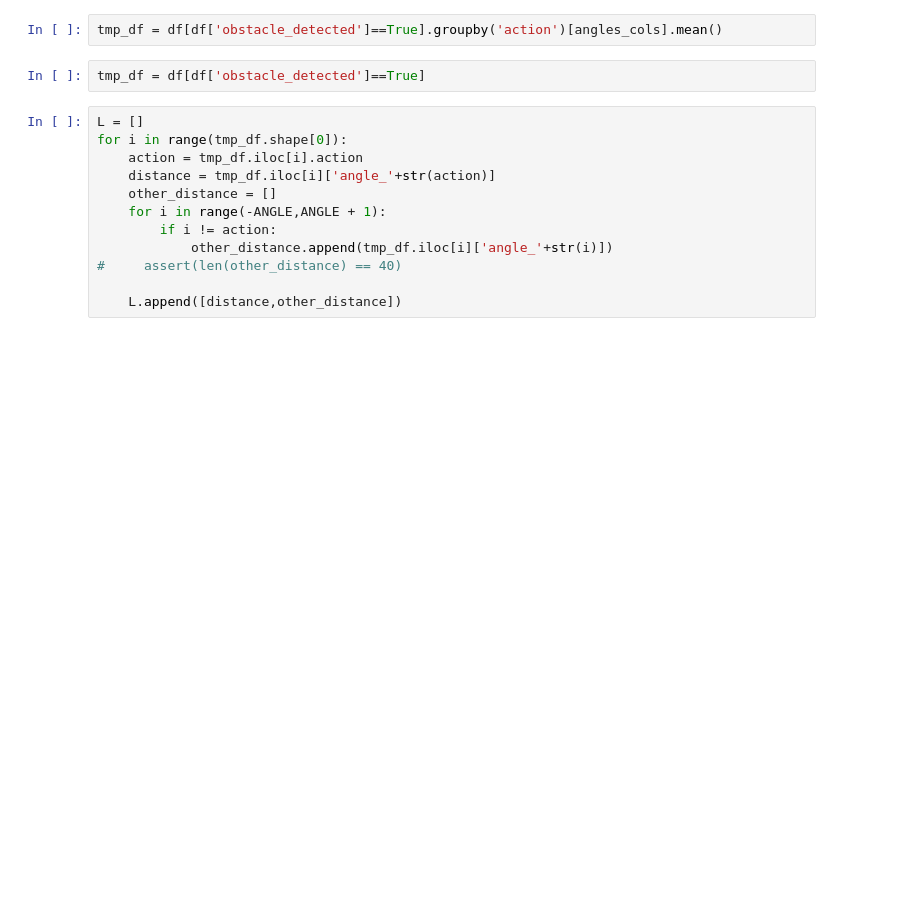
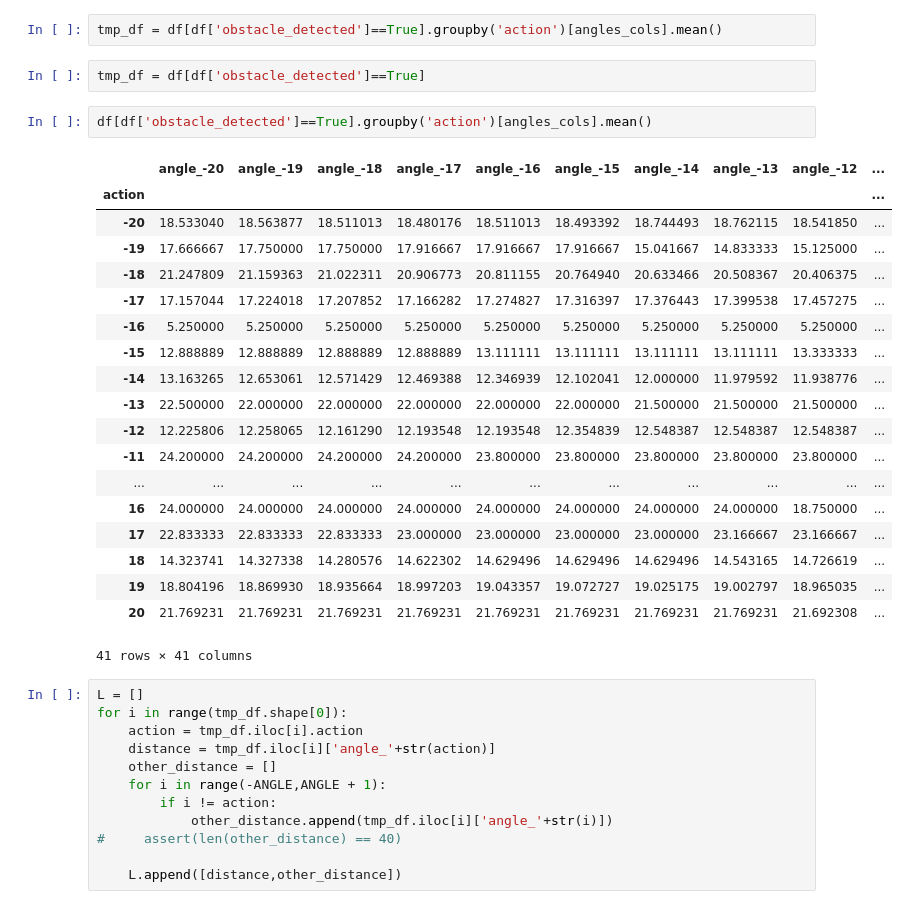
Before and after one commit to iknow1988/MAMIF, a Jupyter notebook: bat_simulation_clean_up/notebooks/Eval.ipynb, the cells around one changed output. Drawn from its saved outputs; the diff is of its cells as text; blank space fills up the shorter version.

```diff
--- a/bat_simulation_clean_up/notebooks/Eval.ipynb
+++ b/bat_simulation_clean_up/notebooks/Eval.ipynb
@@ -44,6 +45,28 @@ df.groupby('obstacle_detected').count()
 tmp_df = df[df['obstacle_detected']==True].groupby('action')[angles_cols].mean()
 # %%
 tmp_df = df[df['obstacle_detected']==True]
+# %%
+df[df['obstacle_detected']==True].groupby('action')[angles_cols].mean()
+# %% [output]
+|  | angle_-20 | angle_-19 | angle_-18 | angle_-17 | angle_-16 | angle_-15 | angle_-14 | angle_-13 | angle_-12 | ... |
+| action |  |  |  |  |  |  |  |  |  | ... |
+| -20 | 18.533040 | 18.563877 | 18.511013 | 18.480176 | 18.511013 | 18.493392 | 18.744493 | 18.762115 | 18.541850 | ... |
+| -19 | 17.666667 | 17.750000 | 17.750000 | 17.916667 | 17.916667 | 17.916667 | 15.041667 | 14.833333 | 15.125000 | ... |
+| -18 | 21.247809 | 21.159363 | 21.022311 | 20.906773 | 20.811155 | 20.764940 | 20.633466 | 20.508367 | 20.406375 | ... |
+| -17 | 17.157044 | 17.224018 | 17.207852 | 17.166282 | 17.274827 | 17.316397 | 17.376443 | 17.399538 | 17.457275 | ... |
+| -16 | 5.250000 | 5.250000 | 5.250000 | 5.250000 | 5.250000 | 5.250000 | 5.250000 | 5.250000 | 5.250000 | ... |
+| -15 | 12.888889 | 12.888889 | 12.888889 | 12.888889 | 13.111111 | 13.111111 | 13.111111 | 13.111111 | 13.333333 | ... |
+| -14 | 13.163265 | 12.653061 | 12.571429 | 12.469388 | 12.346939 | 12.102041 | 12.000000 | 11.979592 | 11.938776 | ... |
+| -13 | 22.500000 | 22.000000 | 22.000000 | 22.000000 | 22.000000 | 22.000000 | 21.500000 | 21.500000 | 21.500000 | ... |
+| -12 | 12.225806 | 12.258065 | 12.161290 | 12.193548 | 12.193548 | 12.354839 | 12.548387 | 12.548387 | 12.548387 | ... |
+| -11 | 24.200000 | 24.200000 | 24.200000 | 24.200000 | 23.800000 | 23.800000 | 23.800000 | 23.800000 | 23.800000 | ... |
+| ... | ... | ... | ... | ... | ... | ... | ... | ... | ... | ... |
+| 16 | 24.000000 | 24.000000 | 24.000000 | 24.000000 | 24.000000 | 24.000000 | 24.000000 | 24.000000 | 18.750000 | ... |
+| 17 | 22.833333 | 22.833333 | 22.833333 | 23.000000 | 23.000000 | 23.000000 | 23.000000 | 23.166667 | 23.166667 | ... |
+| 18 | 14.323741 | 14.327338 | 14.280576 | 14.622302 | 14.629496 | 14.629496 | 14.629496 | 14.543165 | 14.726619 | ... |
+| 19 | 18.804196 | 18.869930 | 18.935664 | 18.997203 | 19.043357 | 19.072727 | 19.025175 | 19.002797 | 18.965035 | ... |
+| 20 | 21.769231 | 21.769231 | 21.769231 | 21.769231 | 21.769231 | 21.769231 | 21.769231 | 21.769231 | 21.692308 | ... |
+41 rows × 41 columns
 # %%
 L = []
 for i in range(tmp_df.shape[0]):
```
Also changed, not shown: parts of 6 cells of this notebook, 13 other files.
